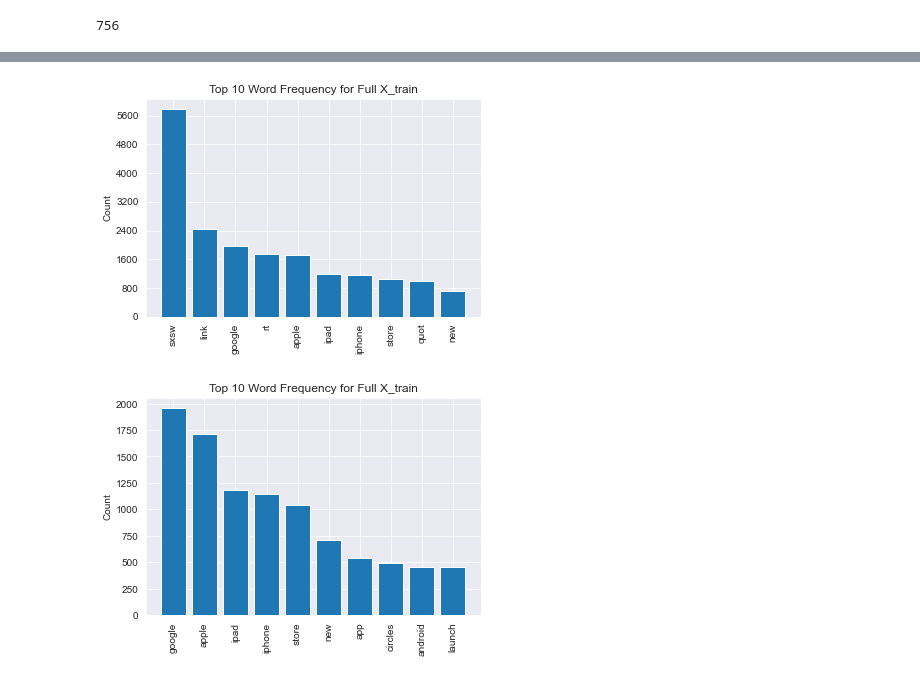
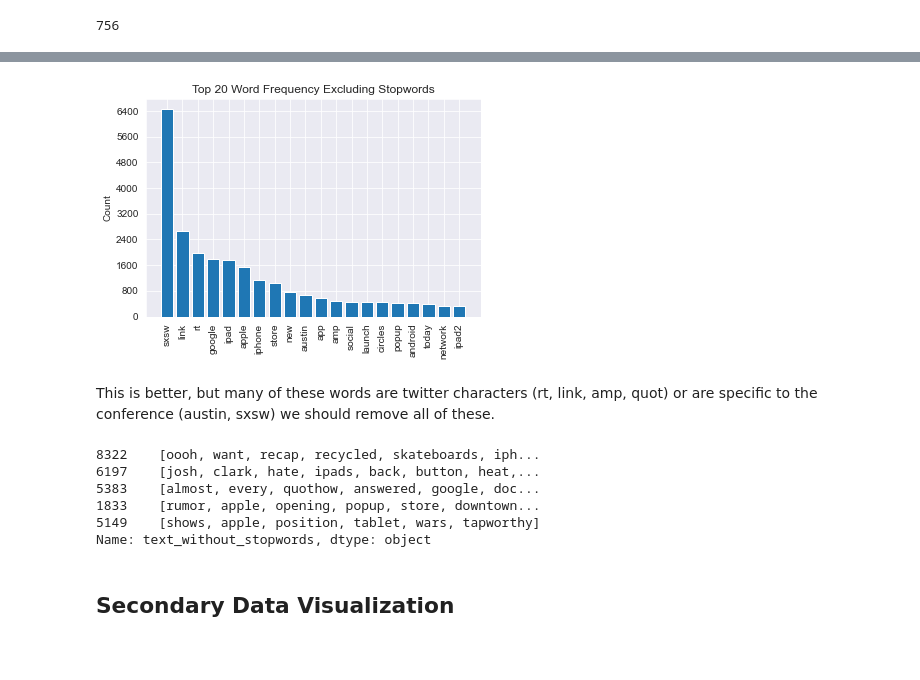
Before and after one commit to cmhollman/Phase_4_Project, a Jupyter notebook: Review_NLP.ipynb, the cells around one changed output, grey strips where cells are left out. Drawn from its saved outputs; the diff is of its cells as text; code cells hidden in the pictures; blank space fills up the shorter version.

```diff
--- a/Review_NLP.ipynb
+++ b/Review_NLP.ipynb
@@ -188,0 +211,10 @@ google_df = data[data['product'] == 'google']
+# %%
+fig, ax = plt.subplots()
+sns.countplot(x='product', data=data, hue='sentiment')
+
+ax.set(title='Distribution of Tweets by Brand and Sentiment',
+       xticklabels=['Apple', 'Google'],
+       xlabel='Brand', ylabel='Tweet Count')
+ax.legend(['Negative', 'Positive', 'No Emoiton'])
+
+plt.show()
@@ -293,3 +339,8 @@ Name: text, Length: 1815, dtype: object
+# %%
+#using standard regex pattern to tokenize tweets
+from nltk.tokenize import RegexpTokenizer
+basic_token_pattern = r"(?u)\b\w\w+\b"
+tokenizer = RegexpTokenizer(basic_token_pattern)
 # %%
 # Create new column with tokenized data
 X_train["text_tokenized"] = train_text.apply(tokenizer.tokenize)
@@ -351,0 +362,17 @@ array([0.5399449 , 0.52800735, 0.53259871, 0.52665441, 0.53125   ])
+# %%
+def visualize_top_20(freq_dist, title):
+
+    # Extract data for plotting
+    top_20 = list(zip(*freq_dist.most_common(20)))
+    tokens = top_20[0]
+    counts = top_20[1]
+
+    # Set up plot and plot data
+    fig, ax = plt.subplots()
+    ax.bar(tokens, counts)
+
+    # Customize plot appearance
+    ax.set_title(title)
+    ax.set_ylabel("Count")
+    ax.yaxis.set_major_locator(MaxNLocator(integer=True))
+    ax.tick_params(axis="x", rotation=90)
@@ -352,8 +385,5 @@ array([0.5399449 , 0.52800735, 0.53259871, 0.52665441, 0.53125   ])
 # %%
-import nltk
-nltk.download('stopwords', quiet=True)
-from nltk.corpus import stopwords
-
+stopwords_list = stopwords.words('english')
 
 def remove_stopwords(token_list):
     stopwords_removed = [token for token in token_list if token not in stopwords_list]
@@ -379,24 +393,28 @@ X_train["text_without_stopwords"] = X_train["text_tokenized"].apply(remove_stopw
 # %%
 
 # Create a frequency distribution for X_train
 train_freq_dist = FreqDist(X_train["text_without_stopwords"].explode())
 
-# Plot the top 10 tokens
-visualize_top_10(train_freq_dist, "Top 10 Word Frequency for Full X_train")
+# Plot the top 20 tokens
+visualize_top_20(train_freq_dist, "Top 20 Word Frequency Excluding Stopwords")
 # %% [output]
-[figure, old version]
+[figure, new version]
+# %% [markdown]
+This is better, but many of these words are twitter characters (rt, link, amp, quot) or are specific to the conference (austin, sxsw) we should remove all of these.
 # %%
+#these words are very common but don't tell us much about the tweet itself.
 sxsw_list = ['sxsw', 'rt', 'link', 'quot', 'austin', 'amp']
+
 def remove_sxsw(token_list):
     sxsw_removed = [token for token in token_list if token not in sxsw_list]
     return sxsw_removed
 
 X_train["text_without_stopwords"] = X_train["text_without_stopwords"].apply(remove_sxsw)
-
-# Create a frequency distribution for X_train
-train_freq_dist = FreqDist(X_train["text_without_stopwords"].explode())
-
-# Plot the top 10 tokens
-visualize_top_10(train_freq_dist, "Top 10 Word Frequency for Full X_train")
+X_train['text_without_stopwords'].head()
 # %% [output]
-[figure, removed]
+8322    [oooh, want, recap, recycled, skateboards, iph...
+6197    [josh, clark, hate, ipads, back, button, heat,...
+5383    [almost, every, quothow, answered, google, doc...
+1833    [rumor, apple, opening, popup, store, downtown...
+5149    [shows, apple, position, tablet, wars, tapworthy]
+Name: text_without_stopwords, dtype: object
@@ -402,0 +428,2 @@ visualize_top_10(train_freq_dist, "Top 10 Word Frequency for Full X_train")
+# %% [markdown]
+## Secondary Data Visualization
```
Also changed, not shown: parts of 67 cells of this notebook.
